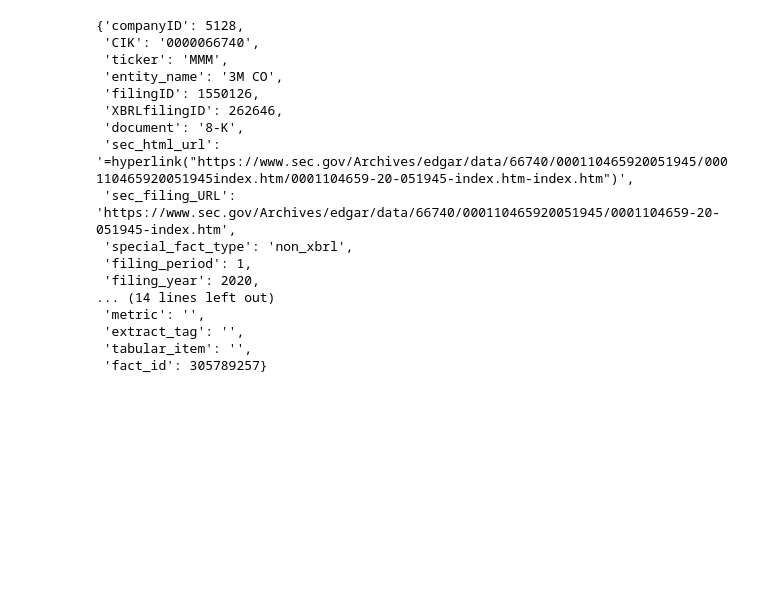
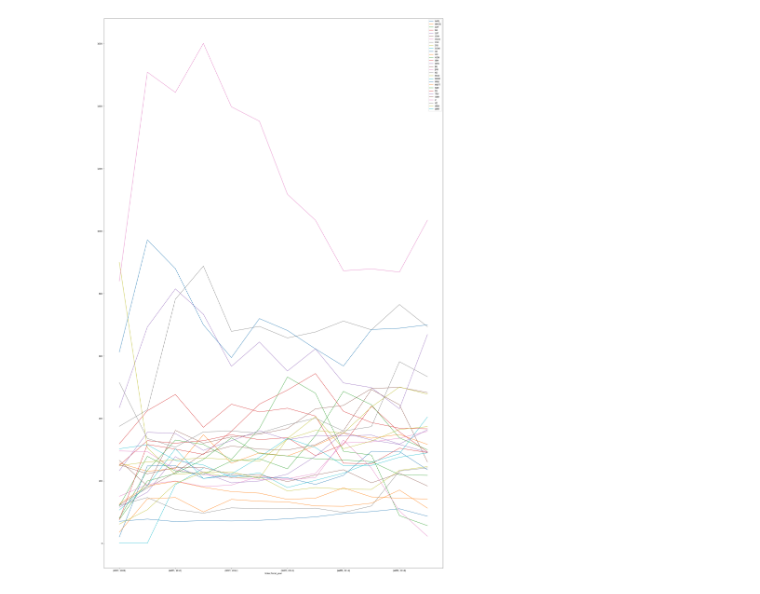
Before and after one commit to calcbench/notebooks, a Jupyter notebook: Raw Non-XBRL.ipynb, the cells around one changed output. Saved outputs shown, nothing was run; the diff lists cells and outputs as text; code cells hidden in the pictures; blank space fills up the shorter version.

Commit message:
demo of raw non-xbrl

```diff
--- a/Raw Non-XBRL.ipynb
+++ b/Raw Non-XBRL.ipynb
@@ -7,2 +0,0 @@ clauses = [
-# %%
-d = cb.raw_data_raw(entire_universe=True, clauses=clauses, end_point='rawNonXBRLData')
@@ -11,20 +0,0 @@ d = cb.raw_data_raw(entire_universe=True, clauses=clauses, end_point='rawNonXBRL
-# %%
-d[0]
-# %% [output]
-{'companyID': 5128,
- 'CIK': '0000066740',
- 'ticker': 'MMM',
- 'entity_name': '3M CO',
- 'filingID': 1550126,
- 'XBRLfilingID': 262646,
- 'document': '8-K',
- 'sec_html_url': '=hyperlink("https://www.sec.gov/Archives/edgar/data/66740/000110465920051945/000110465920051945index.htm/0001104659-20-051945-index.htm-index.htm")',
- 'sec_filing_URL': 'https://www.sec.gov/Archives/edgar/data/66740/000110465920051945/0001104659-20-051945-index.htm',
- 'special_fact_type': 'non_xbrl',
- 'filing_period': 1,
- 'filing_year': 2020,
-... (14 lines left out)
- 'metric': '',
- 'extract_tag': '',
- 'tabular_item': '',
- 'fact_id': 305789257}
@@ -30,0 +5,19 @@ d[0]
+# %%
+tickers = cb.tickers(index="DJIA")
+# %%
+data = pd.DataFrame()
+for ticker in tqdm(tickers):
+    for fiscal_year in tqdm(range(2008, 2020)):
+        clauses = [
+            {"parameter": "fiscalYear", "operator": 1, "value": fiscal_year},
+            {"parameter" : "filingType", "operator" : 1, "value" : "Earnings"},
+            {"parameter" : "fiscalPeriod", "operator" : 1, "value" : "Y"}
+        ]
+        d = cb.non_XBRL_numeric(company_identifiers=[ticker], clauses=clauses)
+        data = data.append(d)
+# %%
+unique_tags = data.groupby(['ticker', 'fiscal_year'])['extract_tag'].nunique()
+# %%
+p = unique_tags.groupby('ticker').plot(legend=True, figsize=(30, 50))
+# %% [output]
+[figure, added]
```
Also changed, not shown: parts of 4 cells of this notebook.
